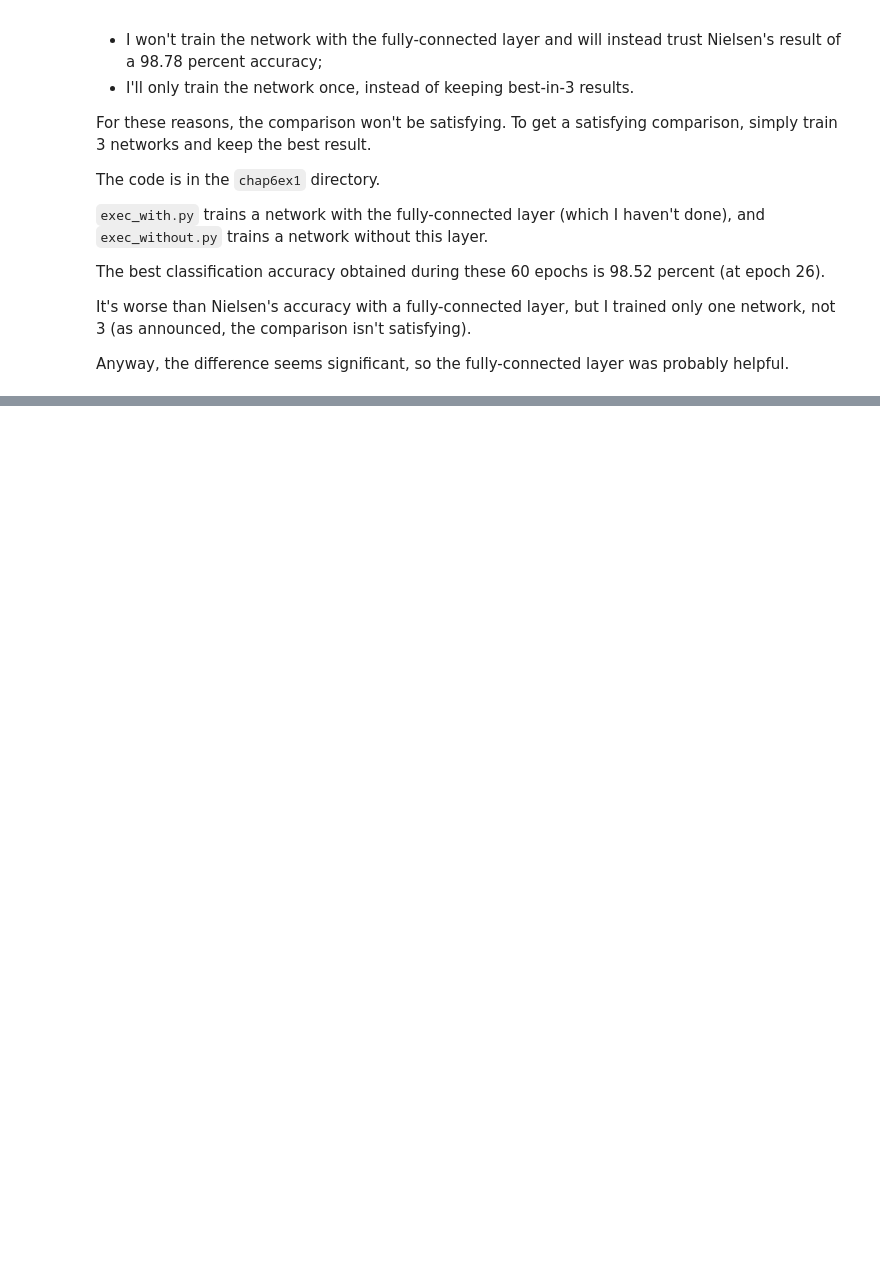
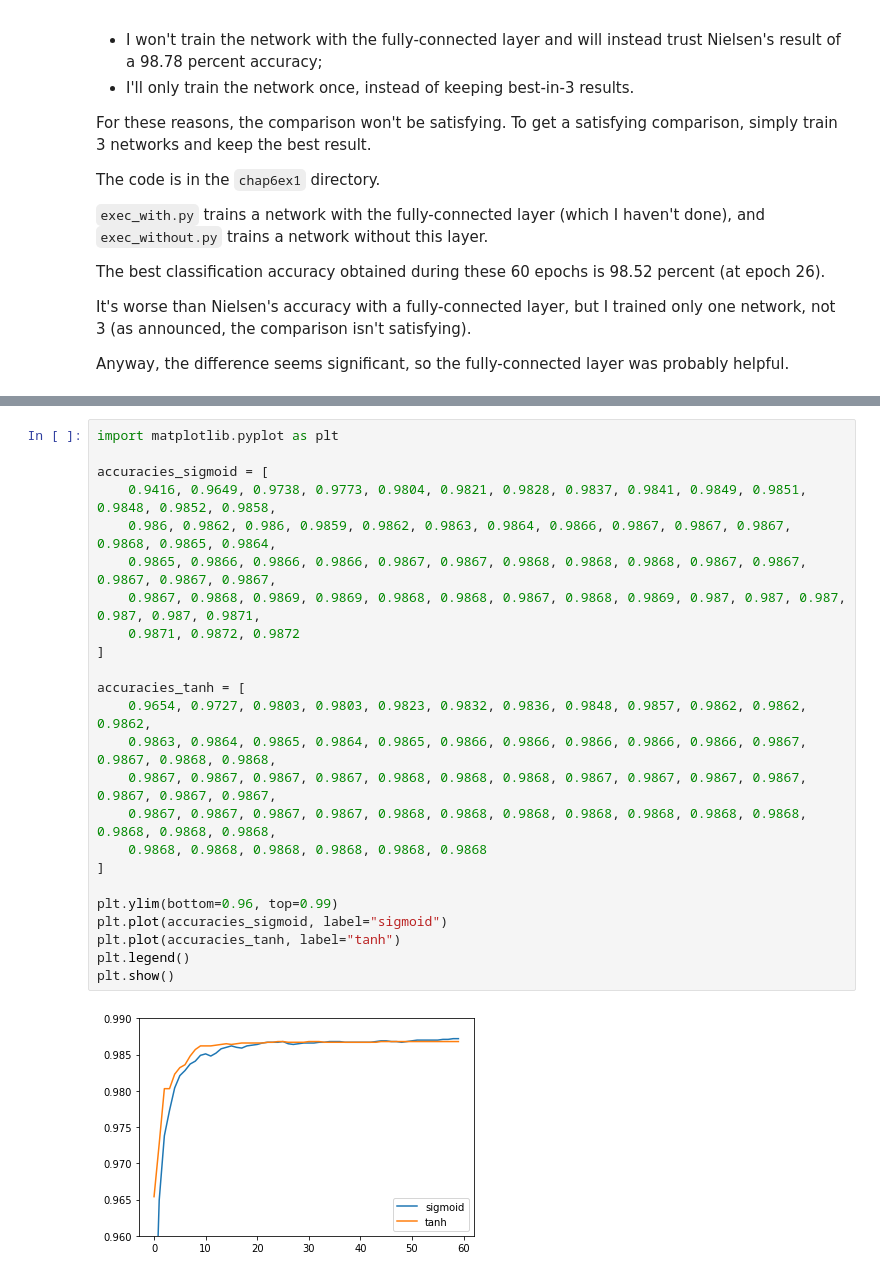
Before and after one commit to nndl-solutions/NNDL-solutions, a Jupyter notebook: notebooks/chap-6-deep-learning.ipynb, the cells around one changed output, grey strips where cells are left out. Saved outputs shown, nothing was run; the diff lists cells and outputs as text; blank space fills up the shorter version.

```diff
--- a/notebooks/chap-6-deep-learning.ipynb
+++ b/notebooks/chap-6-deep-learning.ipynb
@@ -160,0 +167,26 @@ Anyway, the difference seems significant, so the fully-connected layer was proba
+# %%
+import matplotlib.pyplot as plt
+
+accuracies_sigmoid = [
+    0.9416, 0.9649, 0.9738, 0.9773, 0.9804, 0.9821, 0.9828, 0.9837, 0.9841, 0.9849, 0.9851, 0.9848, 0.9852, 0.9858,
+    0.986, 0.9862, 0.986, 0.9859, 0.9862, 0.9863, 0.9864, 0.9866, 0.9867, 0.9867, 0.9867, 0.9868, 0.9865, 0.9864,
+    0.9865, 0.9866, 0.9866, 0.9866, 0.9867, 0.9867, 0.9868, 0.9868, 0.9868, 0.9867, 0.9867, 0.9867, 0.9867, 0.9867,
+    0.9867, 0.9868, 0.9869, 0.9869, 0.9868, 0.9868, 0.9867, 0.9868, 0.9869, 0.987, 0.987, 0.987, 0.987, 0.987, 0.9871,
+    0.9871, 0.9872, 0.9872
+]
+
+accuracies_tanh = [
+    0.9654, 0.9727, 0.9803, 0.9803, 0.9823, 0.9832, 0.9836, 0.9848, 0.9857, 0.9862, 0.9862, 0.9862,
+    0.9863, 0.9864, 0.9865, 0.9864, 0.9865, 0.9866, 0.9866, 0.9866, 0.9866, 0.9866, 0.9867, 0.9867, 0.9868, 0.9868,
+    0.9867, 0.9867, 0.9867, 0.9867, 0.9868, 0.9868, 0.9868, 0.9867, 0.9867, 0.9867, 0.9867, 0.9867, 0.9867, 0.9867,
+    0.9867, 0.9867, 0.9867, 0.9867, 0.9868, 0.9868, 0.9868, 0.9868, 0.9868, 0.9868, 0.9868, 0.9868, 0.9868, 0.9868,
+    0.9868, 0.9868, 0.9868, 0.9868, 0.9868, 0.9868
+]
+
+plt.ylim(bottom=0.96, top=0.99)
+plt.plot(accuracies_sigmoid, label="sigmoid")
+plt.plot(accuracies_tanh, label="tanh")
+plt.legend()
+plt.show()
+# %% [output]
+[figure, added]
```
Also changed, not shown: parts of 8 cells of this notebook, 6 other files.
